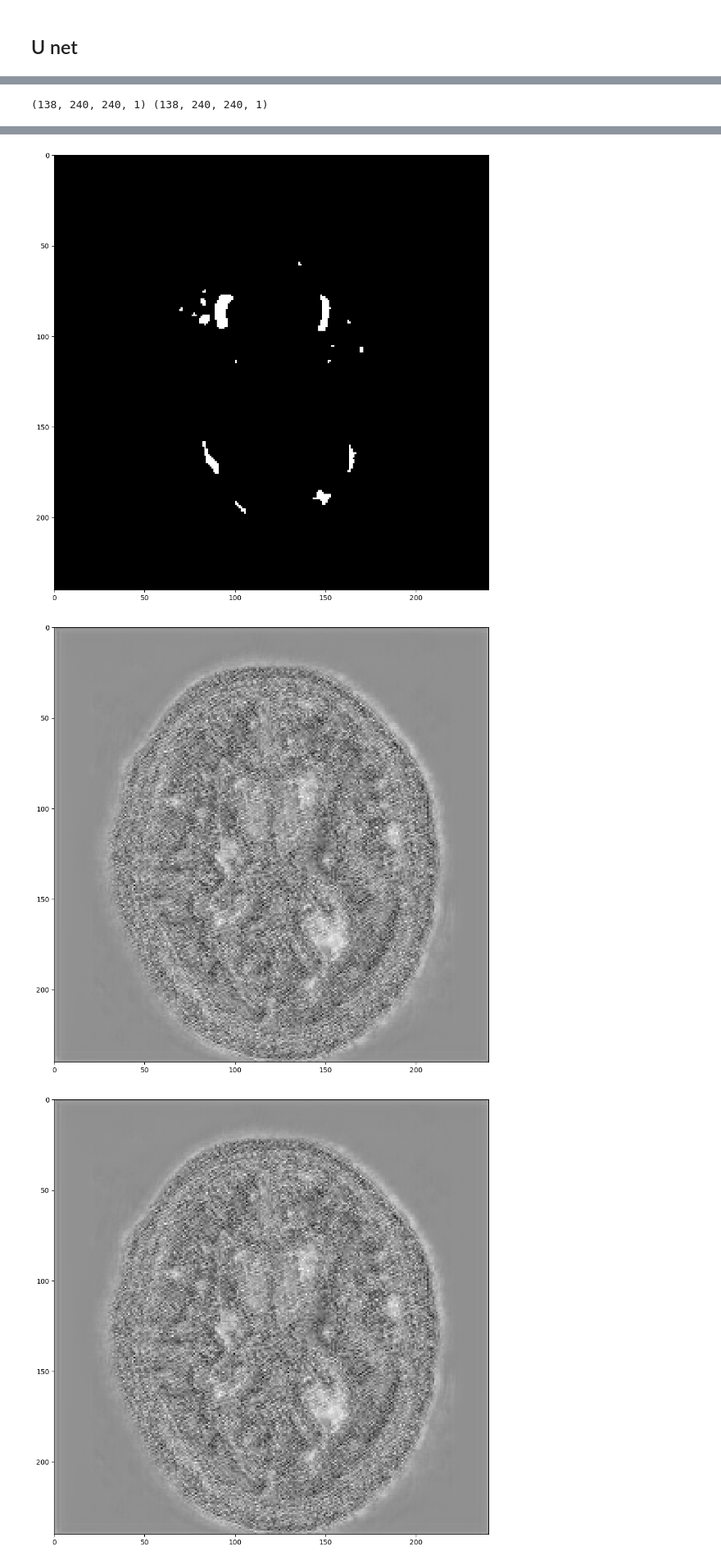
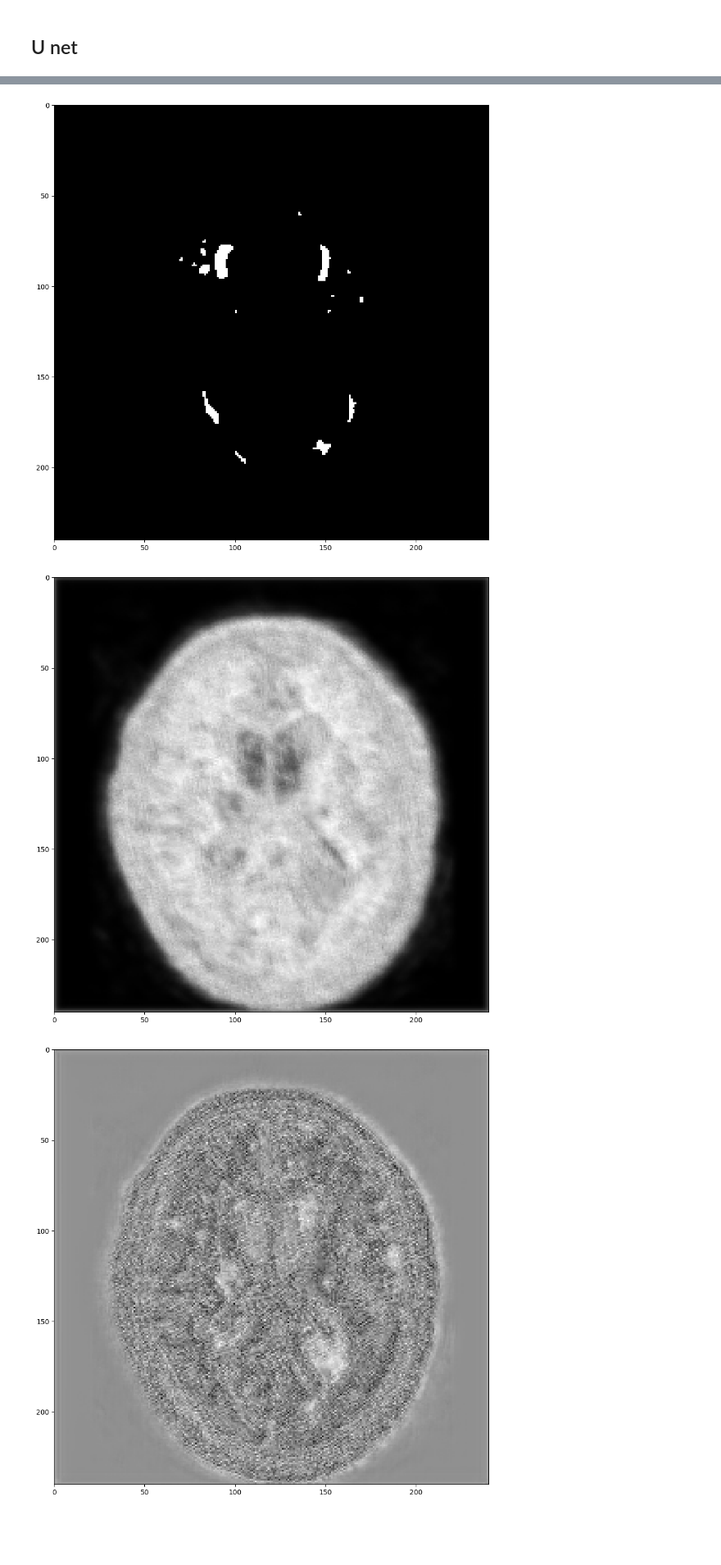
Before and after one commit to JingQin-JQ/umcu, a Jupyter notebook: src/utrecht.ipynb, the cells around one changed output, grey strips where cells are left out. Shown at 82% size. Cells and saved outputs as stored; diff of their text form; code cells hidden in the pictures; blank space fills up the shorter version.

```diff
--- a/src/utrecht.ipynb
+++ b/src/utrecht.ipynb
@@ -369,7 +369,7 @@ def train(X,y):
 # #     myshow(sitk.GetImageFromArray(imgs_train))
 #     myshow(sitk.GetImageFromArray(imgs_mask_train))
 #     print("before model",imgs_train.shape,imgs_mask_train.shape)
-    model.fit(imgs_train, imgs_mask_train, batch_size=20, nb_epoch=2, verbose=1, shuffle=True,
+    model.fit(imgs_train, imgs_mask_train, batch_size=20, nb_epoch=10, verbose=1, shuffle=True,
               validation_split=0.2,
               callbacks=[model_checkpoint])
 
@@ -434,8 +434,9 @@ Xchunks = [Xs[x:x+100] for x in range(0, len(Xs), 100)]
 ychunks = [ys[x:x+100] for x in range(0, len(ys), 100)]
 # %%
 if __name__ == '__main__':
-    for i,j in zip(Xchunks[-5:],ychunks[-5:]):
-        model = train(i,j)
+#     for i,j in zip(Xchunks[-5:],ychunks[-5:]):
+#         model = train(i,j)
+    model = train(Xchunks[2],ychunks[2])
     testFilename, resultFilename = predict(model)
 # %% [output]
 ------------------------------
@@ -478,7 +479,6 @@ Saving predicted masks to files...
-(138, 240, 240, 1) (138, 240, 240, 1)
 [figure]
 [figure]
-[figure, old version]
+[figure, new version]
 # %%
  myshow(sitk.GetImageFromArray(resultFilename[50,:,:,0]))
 # %% [output]
```
Also changed, not shown: parts of 5 cells of this notebook, 4 other files.
